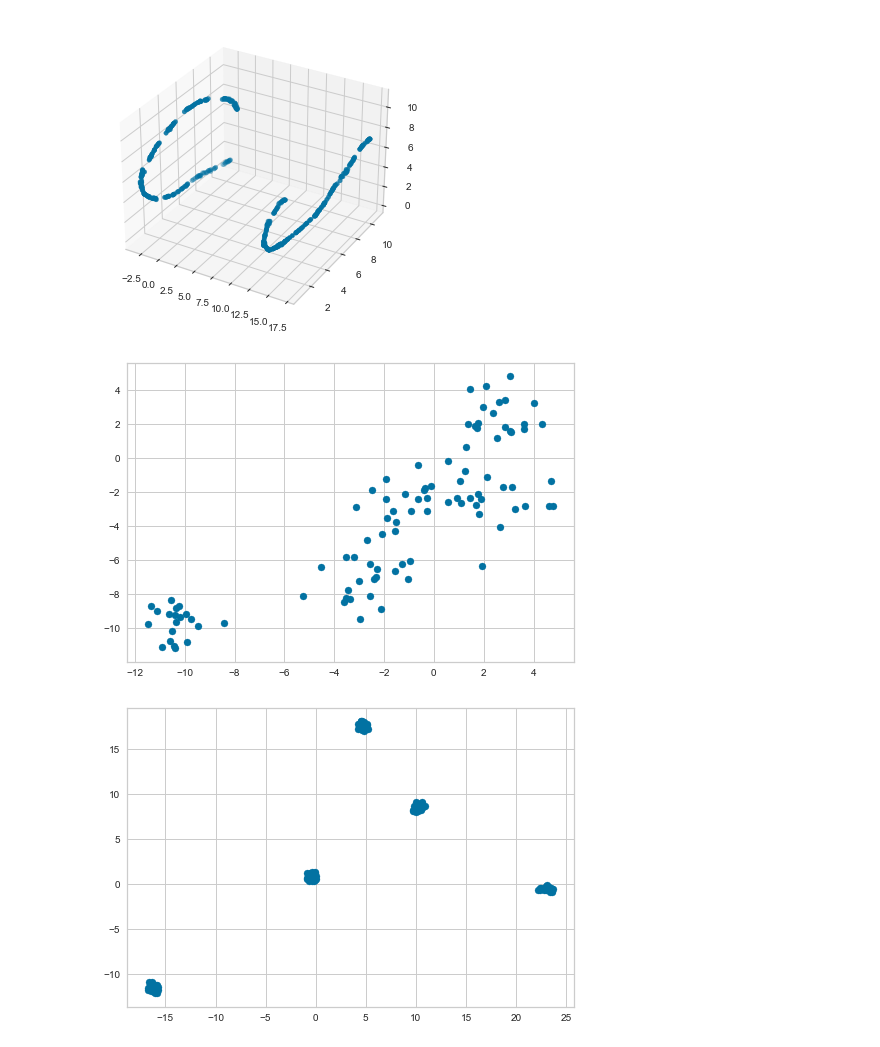
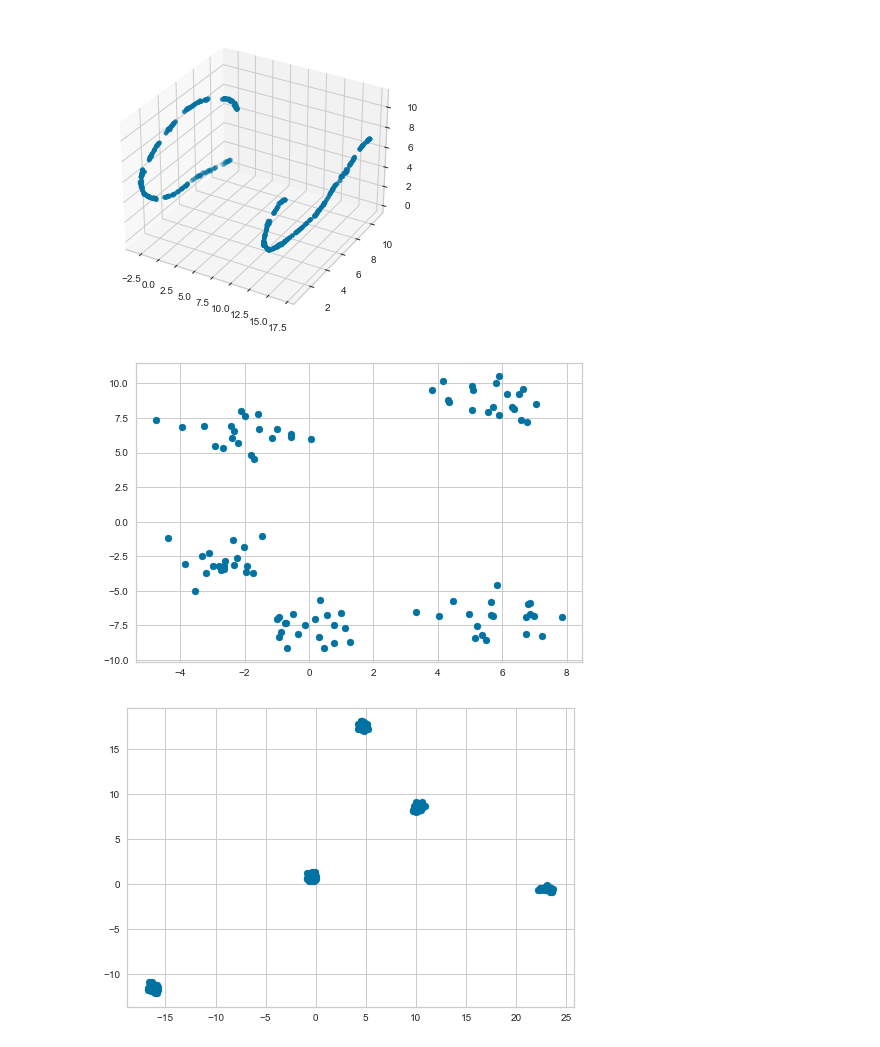
Before and after one commit to Ironhack-Data-Madrid-Agosto-2022/Apuntes-de-clase, a Jupyter notebook: semana_7/4.3 - Evaluacion No Supervisado.ipynb, the cells around one changed output. Saved outputs shown, nothing was run; the diff lists cells and outputs as text; code cells hidden in the pictures.

```diff
--- a/semana_7/4.3 - Evaluacion No Supervisado.ipynb
+++ b/semana_7/4.3 - Evaluacion No Supervisado.ipynb
@@ -391,11 +391,11 @@ ax.scatter(umap_df.emb_1, umap_df.emb_2, umap_df.emb_3);
 # %%
 # blobs
 
 X,y=datasets.make_blobs(n_features=8, centers=5)
 
-plt.scatter(X[:,0], X[:,1]);
+plt.scatter(X[:,6], X[:,1]);
 # %% [output]
-[figure, old version]
+[figure, new version]
 # %%
 umap_df=get_umap(X, 2)
 
```
